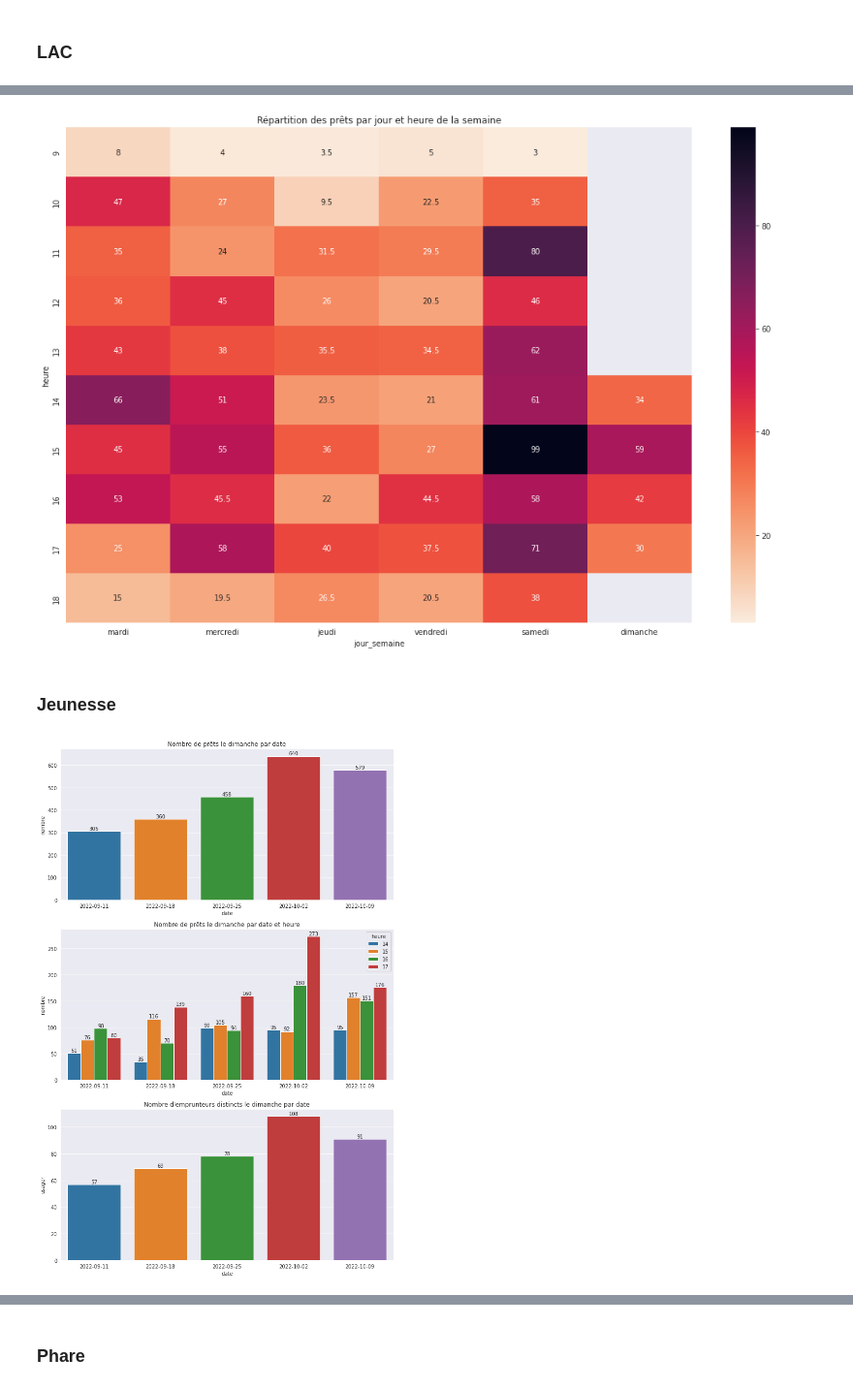
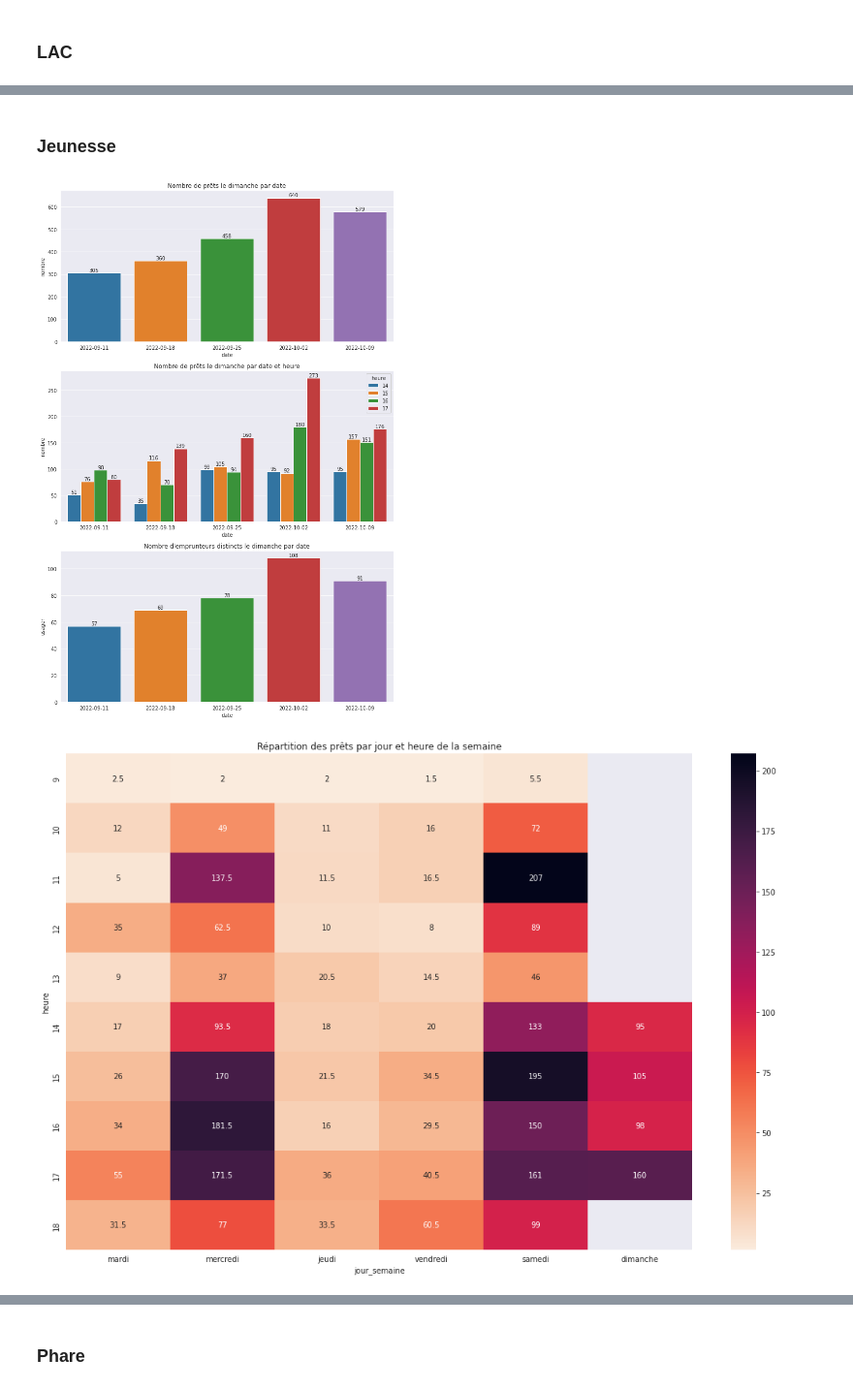
Before and after one commit to ragbx/kibini2, a Jupyter notebook: kibini/notebook_activite.ipynb, the cells around one changed output, grey strips where cells are left out. Shown: that part at 97% size. Saved outputs shown, nothing was run; the diff lists cells and outputs as text; code cells hidden in the pictures.

```diff
--- a/kibini/notebook_activite.ipynb
+++ b/kibini/notebook_activite.ipynb
@@ -68,6 +68,13 @@ class StatActivite():
         if 'nombre' not in self.df:
             self.df['nombre'] = 1
 
+    def get_df_activite(self, jourSemaine=6):
+        self.get_df_activiteHebdomadaire_parJourHeure()
+        self.get_df_activiteJourSemaine_parPeriode(jourSemaine=jourSemaine)
+        self.get_df_activiteJourSemaineHeure_parPeriode(jourSemaine=jourSemaine)
+        self.get_df_activiteJourSemaineUsagers_parPeriode(jourSemaine=jourSemaine)
+        self.get_df_activiteHebdomadaire_parJourLocalisation(jourSemaine=jourSemaine)
+
     def get_df_activiteHebdomadaire_parJourHeure(self):
         jours = {0: "lundi", 1:"mardi", 2:"mercredi", 3:"jeudi", 4:"vendredi", 5:"samedi", 6:"dimanche"}
         if self.is_hour:
@@ -83,16 +90,23 @@ class StatActivite():
             for j in self.df_activiteHebdomadaire_colonneJour.columns:
                 self.df_activiteHebdomadaire_colonneJour = self.df_activiteHebdomadaire_colonneJour.rename(columns={ j: jours[j] })
 
-
-
     def get_df_activiteJourSemaine_parPeriode(self, jourSemaine=6): #par défaut, le dimanche
         self.df_jourSemaine = self.df[self.df['jour_semaine'] == jourSemaine]
         self.df_activiteJourSemaine_parPeriode = self.df_jourSemaine.groupby(['date'])['nombre'].sum().to_frame().reset_index()
+
+    def get_df_activiteJourSemaineHeure_parPeriode(self, jourSemaine=6): #par défaut, le dimanche
+        self.df_jourSemaine = self.df[self.df['jour_semaine'] == jourSemaine]
         if self.is_hour:
             self.df_activiteJourSemaineHeure_parPeriode_ = self.df_jourSemaine.groupby(['semaine', 'date', 'heure'])['nombre'].sum().to_frame().reset_index()
             self.df_activiteJourSemaineHeure_parPeriode = self.df_activiteJourSemaineHeure_parPeriode_.groupby(['date', 'heure'])['nombre'].median().to_frame().reset_index()
+
+    def get_df_activiteJourSemaineUsagers_parPeriode(self, jourSemaine=6): #par défaut, le dimanche
+        self.df_jourSemaine = self.df[self.df['jour_semaine'] == jourSemaine]
         if 'usager' in self.df_jourSemaine:
             self.df_activiteJourSemaineUsagers_parPeriode = self.df_jourSemaine.groupby(['date'])['usager'].nunique().to_frame().reset_index()
+
+    def get_df_activiteHebdomadaire_parJourLocalisation(self, jourSemaine=6): #par défaut, le dimanche
+        self.df_jourSemaine = self.df[self.df['jour_semaine'] == jourSemaine]
         if 'location' in self.df:
             self.df_jourSemaine = self.df_jourSemaine[self.df_jourSemaine['location'].isin(['MED0C', 'MED1A', 'MED2A', 'MED3A'])]
             self.df_jourSemaine['localisation'] = self.df_jourSemaine['location'].apply(
@@ -265,36 +267,35 @@ f.tight_layout()
-# %%
-f, ax = plt.subplots(figsize=(15, 10))
-sns.heatmap(prets.df_activiteHebdomadaire_parHeure_colonneJour, cmap='rocket_r', annot=True, fmt='g', ax=ax)
-ax.set_title("Répartition des prêts par jour et heure de la semaine")
-f.tight_layout()
-# %% [output]
-[figure, removed]
 # %% [markdown]
 ### Jeunesse
 # %%
 query = """
 SELECT issuedate as date_heure, borrowernumber as usager
 FROM stat_issues
 WHERE DATE(issuedate) BETWEEN '2022-09-05' AND '2022-10-17'
 AND location = 'MED2A'
 """
 prets = StatActivite(db_conn=db_conn, query=query)
-prets.get_df_activiteJourSemaine_parPeriode(jourSemaine=6)
-prets.get_df_activiteHebdomadaire_parJourHeure()
+prets.get_df_activite(jourSemaine=6)
+
 
 f, ax = plt.subplots(3, figsize=(10, 15))
 sns.barplot(data=prets.df_activiteJourSemaine_parPeriode, x= 'date', y='nombre', ax=ax[0])
 ax[0].set_title('Nombre de prêts le dimanche par date')
 for i in ax[0].containers:
     ax[0].bar_label(i,)
 sns.barplot(data=prets.df_activiteJourSemaineHeure_parPeriode, x= 'date', y='nombre', hue='heure', ax=ax[1])
 ax[1].set_title('Nombre de prêts le dimanche par date et heure')
 for i in ax[1].containers:
     ax[1].bar_label(i,)
 sns.barplot(data=prets.df_activiteJourSemaineUsagers_parPeriode, x= 'date', y='usager', ax=ax[2])
 ax[2].set_title("Nombre d'emprunteurs distincts le dimanche par date")
 for i in ax[2].containers:
     ax[2].bar_label(i,)
 f.tight_layout()
+
+f, ax = plt.subplots(figsize=(15, 10))
+sns.heatmap(prets.df_activiteHebdomadaire_parHeure_colonneJour, cmap='rocket_r', annot=True, fmt='g', ax=ax)
+ax.set_title("Répartition des prêts par jour et heure de la semaine")
+f.tight_layout()
 # %% [output]
 [figure]
+[figure, added]
```
Also changed, not shown: parts of 15 cells of this notebook.
